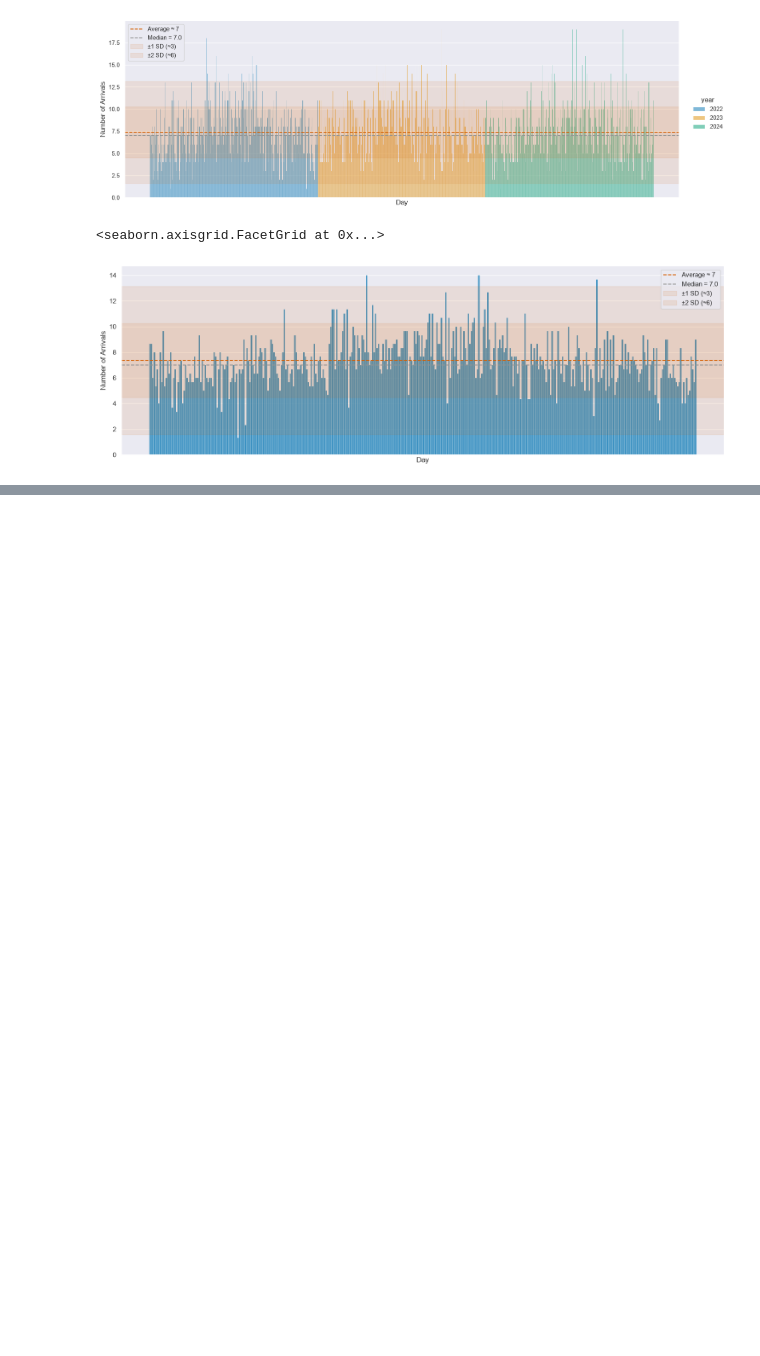
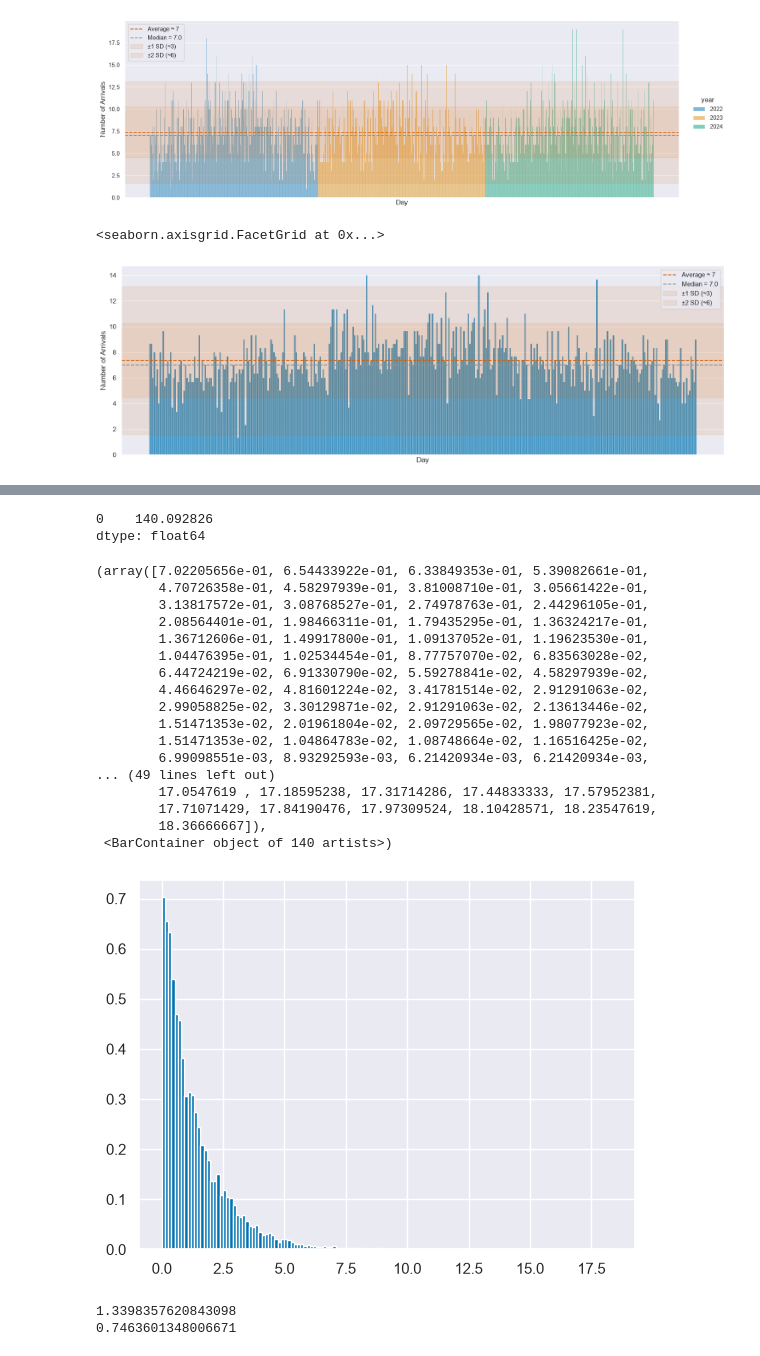
Before and after one commit to catherinekasia/simulation, a Jupyter notebook: section 2/vesselarrival.ipynb, the cells around one changed output, grey strips where cells are left out. Saved outputs shown, nothing was run; the diff lists cells and outputs as text; code cells hidden in the pictures; blank space fills up the shorter version.

```diff
--- a/section 2/vesselarrival.ipynb
+++ b/section 2/vesselarrival.ipynb
@@ -286,0 +351,3 @@ h.tight_layout()
+# %%
+inter_df = pd.DataFrame(inter_arrival_times)
+print(inter_df.describe())
@@ -286,0 +364,40 @@ h.tight_layout()
+# %%
+#wip
+join_arrival = inter_df.join(arrival)
+join_arrival = join_arrival.rename(columns = {0: 'inter_arrival'})
+print((inter_df.count())**0.5)
+# %% [output]
+0    140.092826
+dtype: float64
+# %%
+bin = (inter_df.count())**0.5
+plt.figure()
+plt.hist(inter_arrival_times, bins = 140, rwidth = 10, density = True)
+# %% [output]
+(array([7.02205656e-01, 6.54433922e-01, 6.33849353e-01, 5.39082661e-01,
+        4.70726358e-01, 4.58297939e-01, 3.81008710e-01, 3.05661422e-01,
+        3.13817572e-01, 3.08768527e-01, 2.74978763e-01, 2.44296105e-01,
+        2.08564401e-01, 1.98466311e-01, 1.79435295e-01, 1.36324217e-01,
+        1.36712606e-01, 1.49917800e-01, 1.09137052e-01, 1.19623530e-01,
+        1.04476395e-01, 1.02534454e-01, 8.77757070e-02, 6.83563028e-02,
+        6.44724219e-02, 6.91330790e-02, 5.59278841e-02, 4.58297939e-02,
+        4.46646297e-02, 4.81601224e-02, 3.41781514e-02, 2.91291063e-02,
+        2.99058825e-02, 3.30129871e-02, 2.91291063e-02, 2.13613446e-02,
+        1.51471353e-02, 2.01961804e-02, 2.09729565e-02, 1.98077923e-02,
+        1.51471353e-02, 1.04864783e-02, 1.08748664e-02, 1.16516425e-02,
+        6.99098551e-03, 8.93292593e-03, 6.21420934e-03, 6.21420934e-03,
+... (49 lines left out)
+        17.0547619 , 17.18595238, 17.31714286, 17.44833333, 17.57952381,
+        17.71071429, 17.84190476, 17.97309524, 18.10428571, 18.23547619,
+        18.36666667]),
+ <BarContainer object of 140 artists>)
+[figure, added]
+# %%
+samplemean = mean(inter_arrival_times)
+print(samplemean)
+print(1/samplemean)
+
+#param = 0.746
+# %% [output]
+1.3398357620843098
+0.7463601348006671
```
Also changed, not shown: parts of 8 cells of this notebook, 1 other file.
